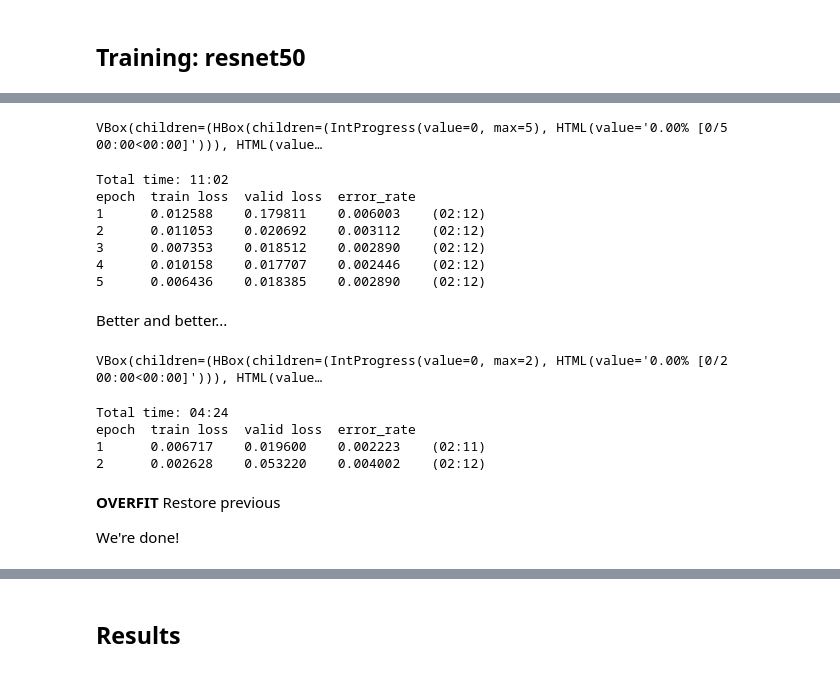
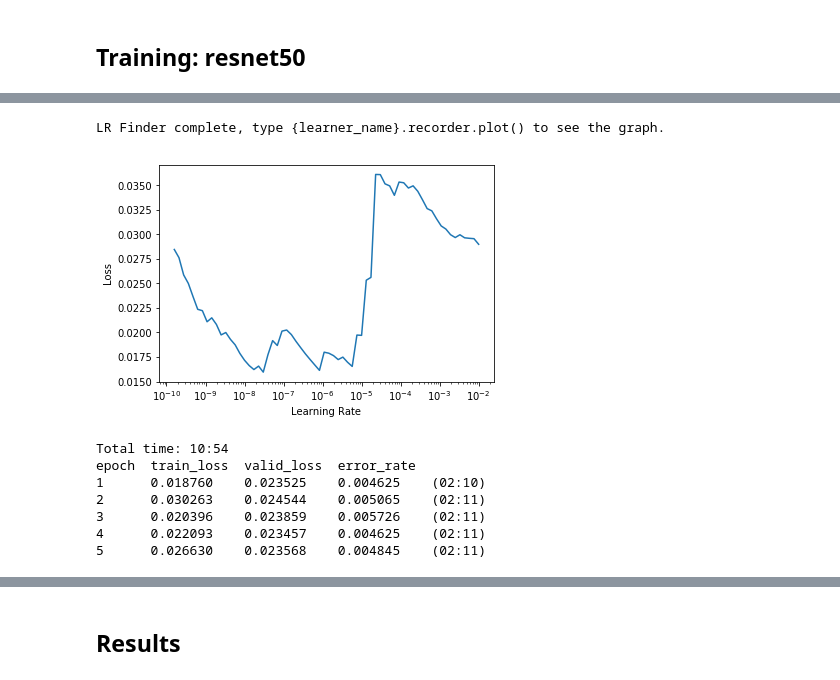
Before and after one commit to artste/fastai-samples, a Jupyter notebook: kaggle/lesson1-Distracted-Driver-Detection.ipynb, the cells around one changed output, grey strips where cells are left out. Cells and saved outputs as stored; diff of their text form; code cells hidden in the pictures.

```diff
--- a/kaggle/lesson1-Distracted-Driver-Detection.ipynb
+++ b/kaggle/lesson1-Distracted-Driver-Detection.ipynb
@@ -225,14 +276,17 @@ learn.save('last-50-best-er')
+# %%
+learn.lr_find(start_lr=1e-11)
+learn.recorder.plot()
+# %% [output]
+LR Finder complete, type {learner_name}.recorder.plot() to see the graph.
+[figure, added]
 # %%
-learn.fit_one_cycle(5, max_lr=slice(1e-4,1e-3))
+learn.fit_one_cycle(5, max_lr=slice(5e-10,1e-8))
 # %% [output]
-VBox(children=(HBox(children=(IntProgress(value=0, max=5), HTML(value='0.00% [0/5 00:00<00:00]'))), HTML(value…
+Total time: 10:54
+epoch  train_loss  valid_loss  error_rate
+1      0.018760    0.023525    0.004625    (02:10)
+2      0.030263    0.024544    0.005065    (02:11)
+3      0.020396    0.023859    0.005726    (02:11)
+4      0.022093    0.023457    0.004625    (02:11)
+5      0.026630    0.023568    0.004845    (02:11)
-Total time: 11:02
-epoch  train loss  valid loss  error_rate
-1      0.012588    0.179811    0.006003    (02:12)
-2      0.011053    0.020692    0.003112    (02:12)
-3      0.007353    0.018512    0.002890    (02:12)
-4      0.010158    0.017707    0.002446    (02:12)
-5      0.006436    0.018385    0.002890    (02:12)
-# %% [markdown]
-Better and better...
 # %%
@@ -240,12 +293,0 @@ learn.save('last-50-best-er')
-# %%
-learn.fit_one_cycle(2, max_lr=slice(1e-4,1e-3))
-# %% [output]
-VBox(children=(HBox(children=(IntProgress(value=0, max=2), HTML(value='0.00% [0/2 00:00<00:00]'))), HTML(value…
-Total time: 04:24
-epoch  train loss  valid loss  error_rate
-1      0.006717    0.019600    0.002223    (02:11)
-2      0.002628    0.053220    0.004002    (02:12)
-# %% [markdown]
-**OVERFIT** Restore previous
-
-We're done!
```
Also changed, not shown: parts of 43 cells of this notebook.
